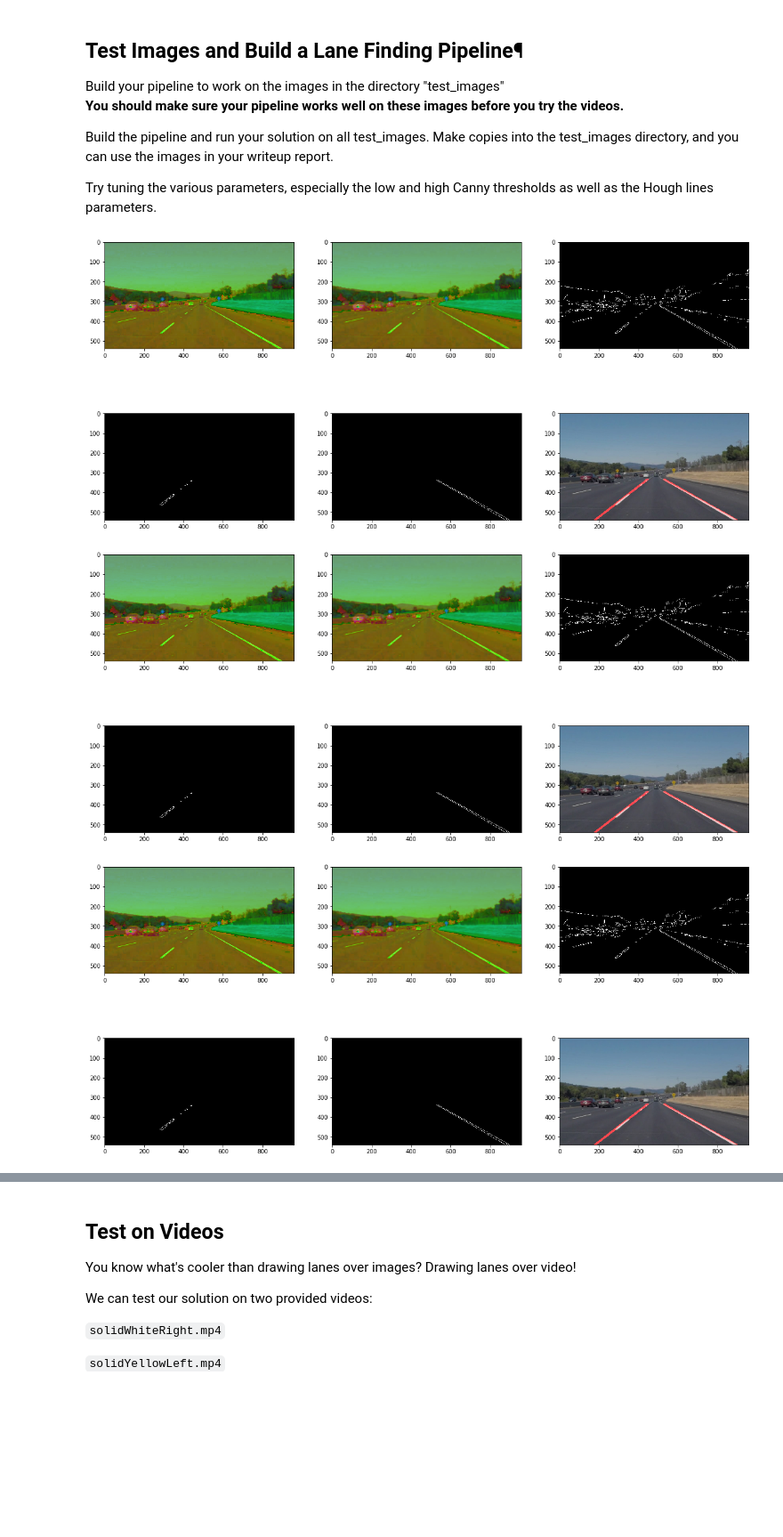
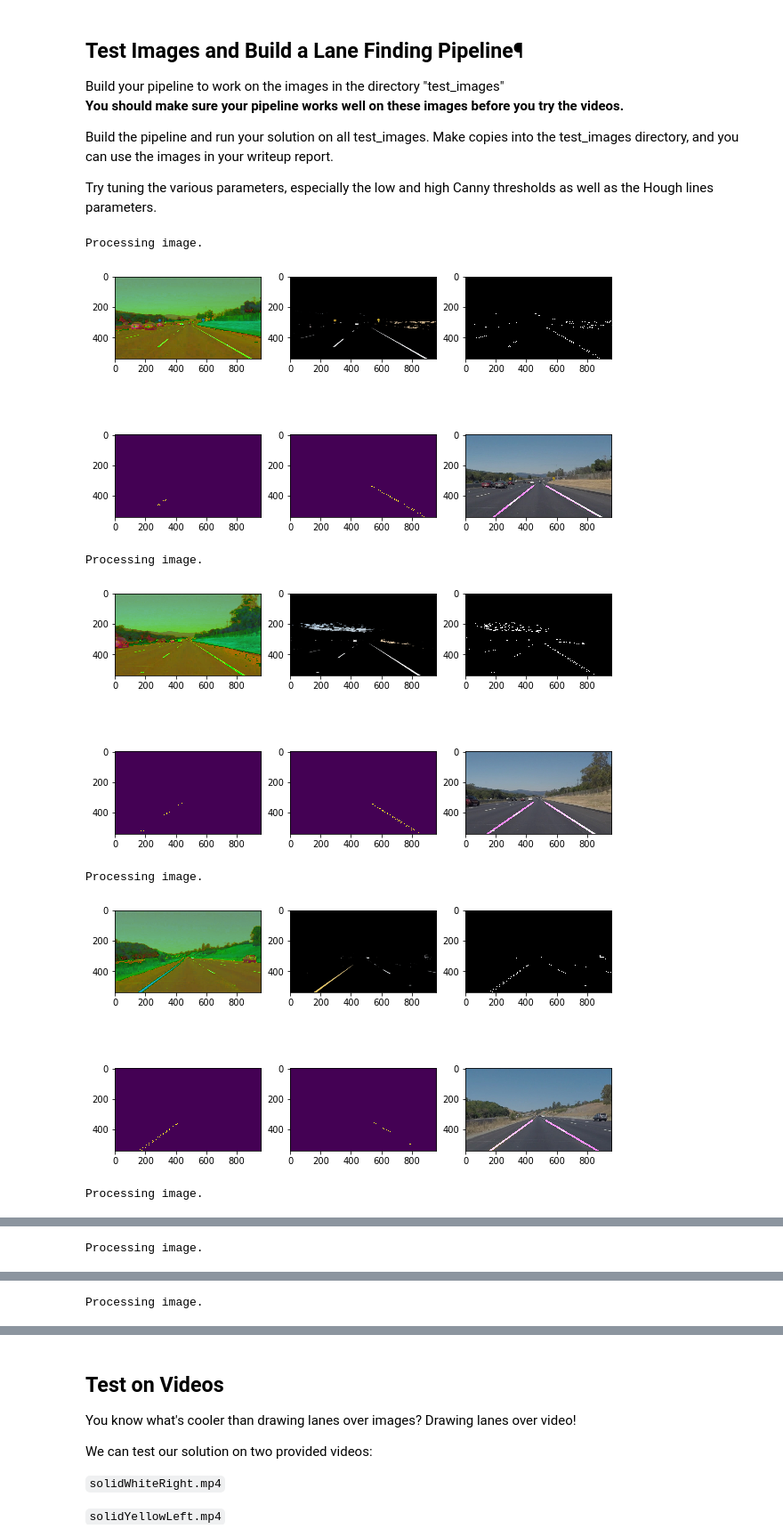
Before and after one commit to Nazanin1369/LaneLinesDetection, a Jupyter notebook: P1.ipynb, the cells around one changed output, grey strips where cells are left out. Shown at 89% size. Cells and saved outputs as stored; diff of their text form; code cells hidden in the pictures; blank space fills up the shorter version.

Commit message:
:car: improved line slope filtering

```diff
--- a/P1.ipynb
+++ b/P1.ipynb
@@ -49,4 +49,5 @@ import cv2
 import os
 
 %matplotlib inline
-plt.rcParams["figure.figsize"] = (20,10)
+%pylab inline
+pylab.rcParams['figure.figsize'] = (10, 6)
@@ -250,9 +274,9 @@ Build the pipeline and run your solution on all test_images. Make copies into th
 Try tuning the various parameters, especially the low and high Canny thresholds as well as the Hough lines parameters.
 # %%
 ''' Parameters '''
-KERNEL_SIZE = 5
-LOW_THRESHOLD = 80 # threshold for canny edge detector
-HIGH_THRESHOLD = 200 # threshold for canny edge detector
+KERNEL_SIZE = 7
+LOW_THRESHOLD = 50 # threshold for canny edge detector
+HIGH_THRESHOLD = 150 # threshold for canny edge detector
 
 BOTTOM_SHIFT = 75 # use for creating area of interest region
 TOP_SHIFT = 40 # use for creating area of interest region
@@ -260,11 +284,15 @@ TOP_SHIFT = 40 # use for creating area of interest region
 RHO = 2 # distance resolution in pixels of the Hough grid
 THETA = np.pi/180 # angular resolution in radians of the Hough grid
 MIN_VOTES = 20    # minimum number of votes (intersections in Hough grid cell)
-MIN_LINE_LEN = 20 #minimum number of pixels making up a line
-MAX_LINE_GAP = 10   # maximum gap in pixels between connectable line segments
+MIN_LINE_LEN = 2 #minimum number of pixels making up a line
+MAX_LINE_GAP = 30   # maximum gap in pixels between connectable line segments
 
 # building the image processing pipeline
 def build_pipeline(image, Print=False):
+
+    if Print:
+        print('Processing image.')
+
     ''' some parameters'''
     height = image.shape[0]
     width = image.shape[1]
@@ -296,11 +324,14 @@ def build_pipeline(image, Print=False):
         plt.subplot(231)
         plt.imshow(hslScale_image)
 
+    # Slect only yellow and white
+    color_select = select_white_yellow(image)
+
     #smooth image
-    smooth_image = gaussian_blur(hslScale_image, KERNEL_SIZE)
+    smooth_image = gaussian_noise(color_select, KERNEL_SIZE)
     if Print:
         plt.subplot(232)
-        plt.imshow(smooth_image)
+        plt.imshow(smooth_image, cmap='gray')
 
     # edged image
     edges = canny(smooth_image, LOW_THRESHOLD, HIGH_THRESHOLD)
@@ -310,9 +341,6 @@ def build_pipeline(image, Print=False):
 
     # dialate canned image
     dilate = cv2.dilate(edges, cv2.getStructuringElement(cv2.MORPH_DILATE, (5, 5)))
-    if Print:
-        plt.subplot(234)
-        plt.imshow(edges, cmap='gray')
 
 
     # finding out regions
@@ -320,9 +348,9 @@ def build_pipeline(image, Print=False):
     regions_left = region_of_interest(edges, [roi_left])
     if Print:
         plt.subplot(234)
-        plt.imshow(regions_left, cmap='gray')
+        plt.imshow(regions_left)
         plt.subplot(235)
-        plt.imshow(regions_right, cmap='gray')
+        plt.imshow(regions_right)
 
 
     # hough transform
@@ -330,8 +358,9 @@ def build_pipeline(image, Print=False):
     hough_left = hough_lines(regions_left, RHO, THETA, MIN_VOTES, MIN_LINE_LEN, MAX_LINE_GAP)
 
 
-    lines_left = slope_filter(hough_left, False, .5, .9)
-    lines_right = slope_filter(hough_right, True, .5, .9)
+    lines_left = slope_filter(hough_left, False, -.5, .9)
+    lines_right = slope_filter(hough_right, True, .3, .9)
+    #lines_left, lines_right = average_slope_intercept(hough_left, hough_right)
 
     color_with_lines = np.zeros(image.shape, dtype=np.uint8)
     color_with_lines = draw_lines(color_with_lines, lines_left, lines_right, [255, 0, 0], 10)
@@ -346,9 +375,16 @@ def build_pipeline(image, Print=False):
 
     return result
 # %%
-for test_image in os.listdir("test_images/"):
-    pipelined.append(build_pipeline(img, Print=True))
+for test_image in test_images:
+    build_pipeline(test_image, Print=True)
+
+
+#build_pipeline(test_images[0], Print=True)
 # %% [output]
+Processing image.
-[figure, old version]
+[figure, new version]
+Processing image.
-[figure, old version]
+[figure, new version]
+Processing image.
-[figure, old version]
+[figure, new version]
+Processing image.
@@ -355,0 +392 @@ for test_image in os.listdir("test_images/"):
+Processing image.
@@ -356,0 +394 @@ for test_image in os.listdir("test_images/"):
+Processing image.
```
Also changed, not shown: parts of 8 cells of this notebook, 3 other files.
